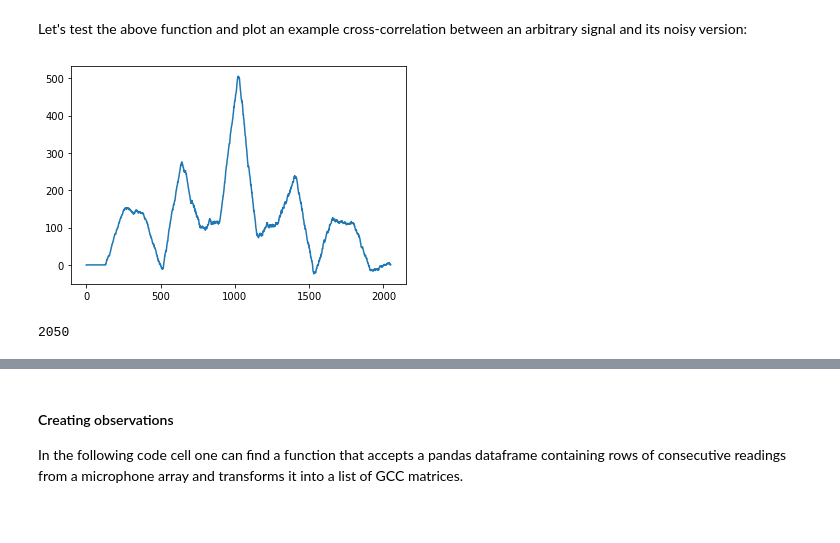
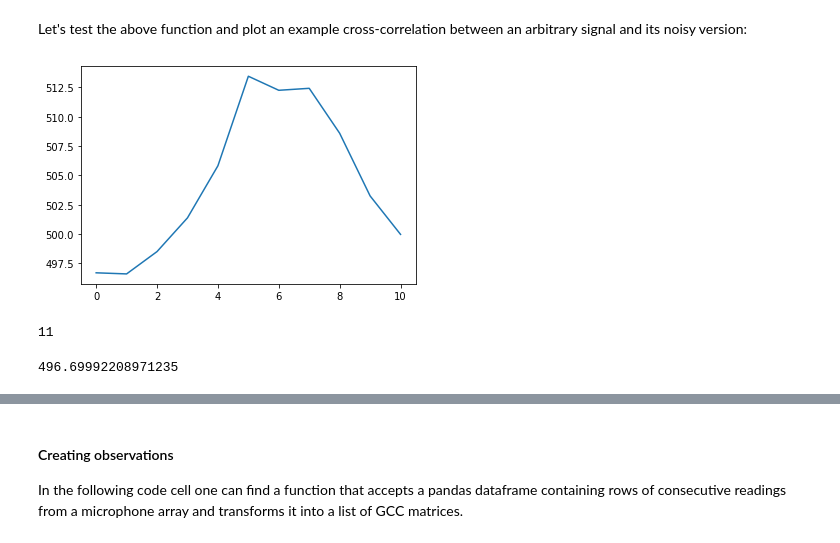
Before and after one commit to thomson008/MEng-project, a Jupyter notebook: Jupyter Notebooks/feature_extraction.ipynb, the cells around one changed output, grey strips where cells are left out. Drawn from its saved outputs; the diff is of its cells as text; code cells hidden in the pictures.

Commit message:
Plot GCC matrices

```diff
--- a/Jupyter Notebooks/feature_extraction.ipynb
+++ b/Jupyter Notebooks/feature_extraction.ipynb
@@ -14,7 +16,7 @@ import matplotlib.pyplot as plt
 #### GCC-PHAT computation
 Here the function for computing GCC is defined:
 # %%
-def gcc_phat(x_1, x_2):
+def gcc_phat(x_1, x_2, FS=16000):
     """
     Function that will compute the GCC-PHAT
     cross-correlation of two separate audio channels
@@ -23,8 +25,9 @@ def gcc_phat(x_1, x_2):
         A 1-D GCC vector
     """
 
+    max_len = math.ceil(0.09 / 340 * FS)
+
     n = len(x_1) + len(x_2) - 1
-    n += 1 if n % 2 else 0
 
     # Fourier transforms of the two signals
     X_1 = np.fft.rfft(x_1, n=n)
@@ -36,9 +39,11 @@ def gcc_phat(x_1, x_2):
 
     cc = np.fft.irfft(CC, n=n)
 
-    t_max = n // 2 + 1
+    max_len = math.ceil(0.09 / 340 * FS)
 
-    cc = np.concatenate((cc[-t_max:], cc[:t_max]))
+    # Trim the cc vector to only include a
+    # small number of samples around the origin
+    cc = np.concatenate((cc[-max_len:], cc[:max_len+1]))
 
     # Return the cross correlation
     return cc
@@ -47,11 +52,14 @@ Let's test the above function and plot an example cross-correlation between an a
 # %%
 sig = np.repeat([0., 1., 1., 0., 1., 0., 0., 1.], 128)
 sig_noise = sig + np.random.randn(len(sig))
 
 gcc = gcc_phat(sig, sig_noise)
 plt.plot(gcc)
 plt.show()
+
 print(len(gcc))
+gcc[0]
 # %% [output]
-[figure, old version]
+[figure, new version]
-2050
+11
+496.69992208971235
```
Also changed, not shown: parts of 2 cells of this notebook, 1 other file.
